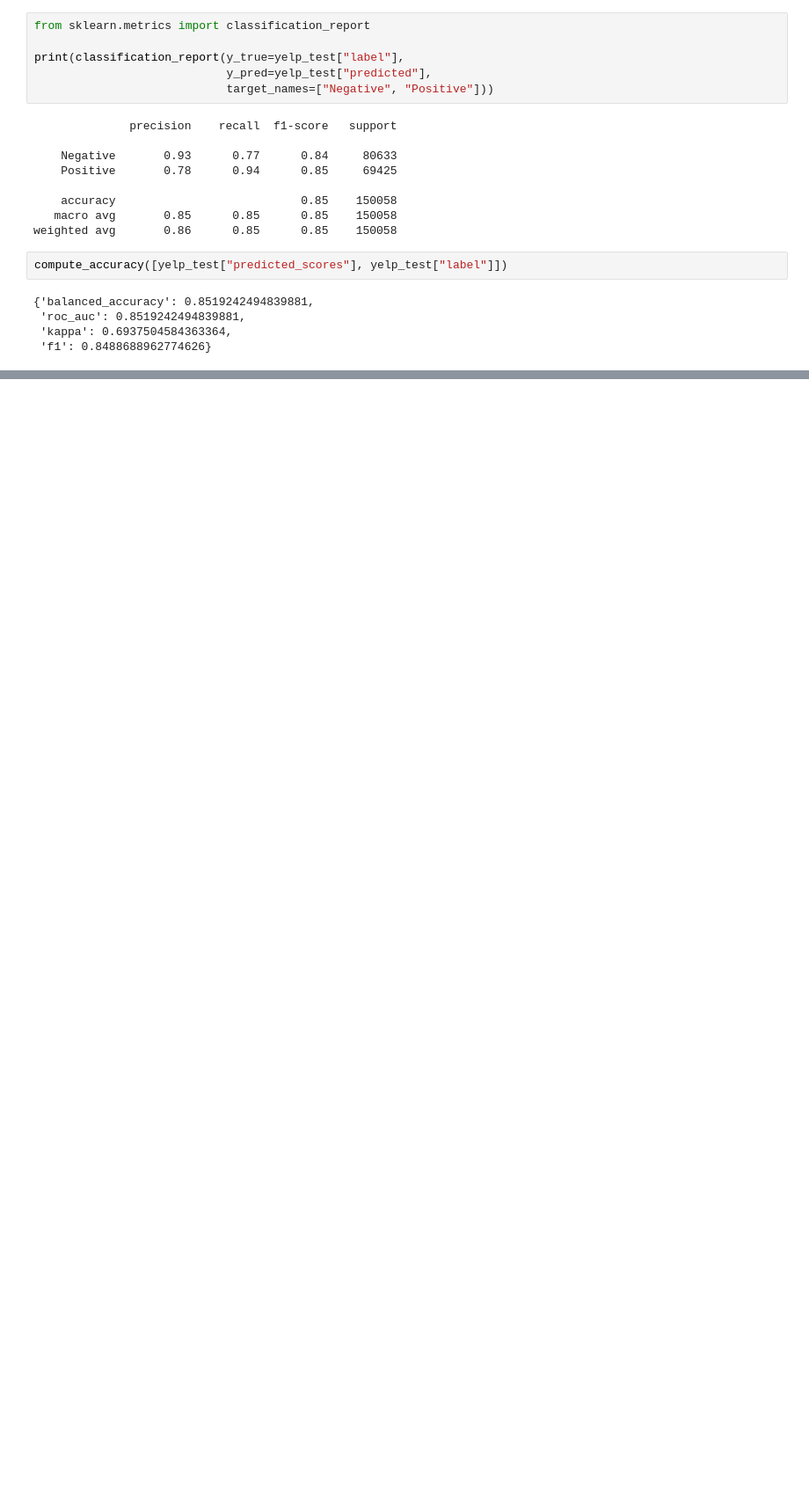
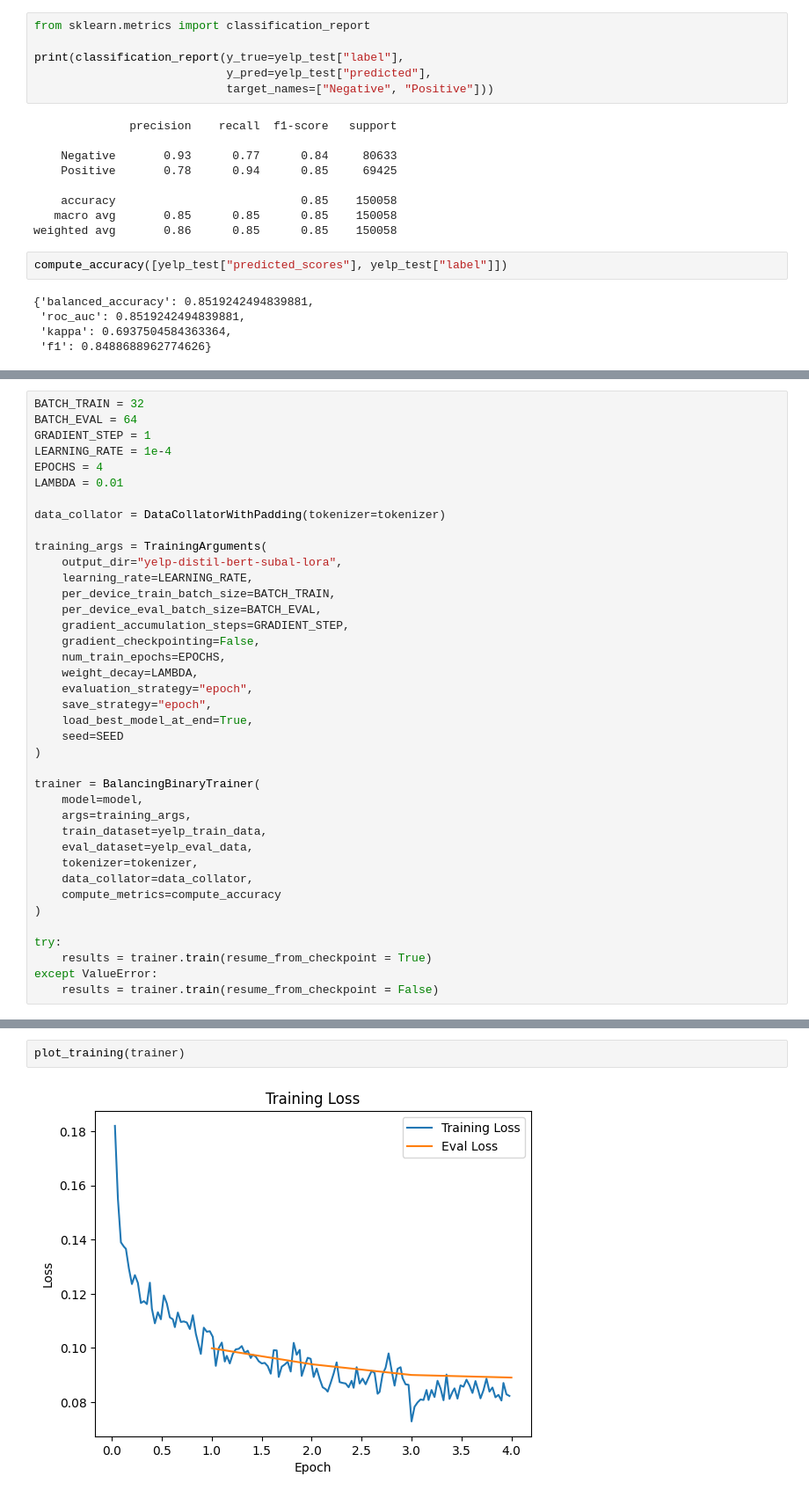
Before and after one commit to shilongdai/Analysis, a Jupyter notebook: YelpSentiment/YelpSentimentLORA.ipynb, the cells around one changed output, grey strips where cells are left out. Shown at 88% size. Saved outputs shown, nothing was run; the diff lists cells and outputs as text; blank space fills up the shorter version.

Commit message:
Adds weighted training

```diff
--- a/YelpSentiment/YelpSentimentLORA.ipynb
+++ b/YelpSentiment/YelpSentimentLORA.ipynb
@@ -260,0 +342,39 @@ compute_accuracy([yelp_test["predicted_scores"], yelp_test["label"]])
+# %%
+BATCH_TRAIN = 32
+BATCH_EVAL = 64
+GRADIENT_STEP = 1
+LEARNING_RATE = 1e-4
+EPOCHS = 4
+LAMBDA = 0.01
+
+data_collator = DataCollatorWithPadding(tokenizer=tokenizer)
+
+training_args = TrainingArguments(
+    output_dir="yelp-distil-bert-subal-lora",
+    learning_rate=LEARNING_RATE,
+    per_device_train_batch_size=BATCH_TRAIN,
+    per_device_eval_batch_size=BATCH_EVAL,
+    gradient_accumulation_steps=GRADIENT_STEP,
+    gradient_checkpointing=False,
+    num_train_epochs=EPOCHS,
+    weight_decay=LAMBDA,
+    evaluation_strategy="epoch",
+    save_strategy="epoch",
+    load_best_model_at_end=True,
+    seed=SEED
+)
+
+trainer = BalancingBinaryTrainer(
+    model=model,
+    args=training_args,
+    train_dataset=yelp_train_data,
+    eval_dataset=yelp_eval_data,
+    tokenizer=tokenizer,
+    data_collator=data_collator,
+    compute_metrics=compute_accuracy
+)
+
+try:
+    results = trainer.train(resume_from_checkpoint = True)
+except ValueError:
+    results = trainer.train(resume_from_checkpoint = False)
@@ -260,0 +385,4 @@ compute_accuracy([yelp_test["predicted_scores"], yelp_test["label"]])
+# %%
+plot_training(trainer)
+# %% [output]
+[figure, added]
```
Also changed, not shown: parts of 14 cells of this notebook, 1 other file.
